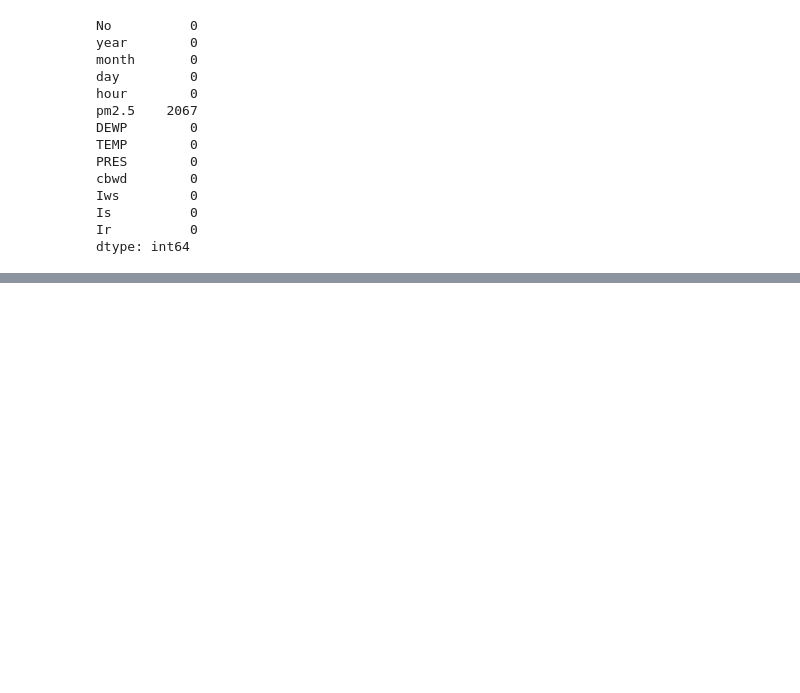
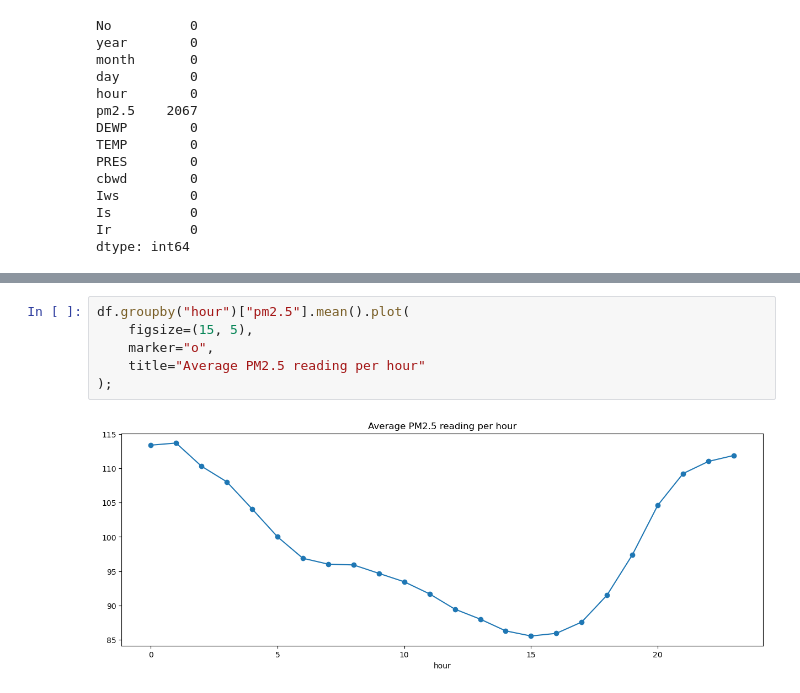
Before and after one commit to TimiNiyi/Air-quality-forecast-prediction-model, a Jupyter notebook: Data Cleaning and exploration with MongoDB.ipynb, the cells around one changed output, grey strips where cells are left out. Drawn from its saved outputs; the diff is of its cells as text; blank space fills up the shorter version.

```diff
--- a/Data Cleaning and exploration with MongoDB.ipynb
+++ b/Data Cleaning and exploration with MongoDB.ipynb
@@ -59,0 +434,8 @@ dtype: int64
+# %%
+df.groupby("hour")["pm2.5"].mean().plot(
+    figsize=(15, 5),
+    marker="o",
+    title="Average PM2.5 reading per hour"
+);
+# %% [output]
+[figure, added]
```
Also changed, not shown: parts of 44 cells of this notebook.
